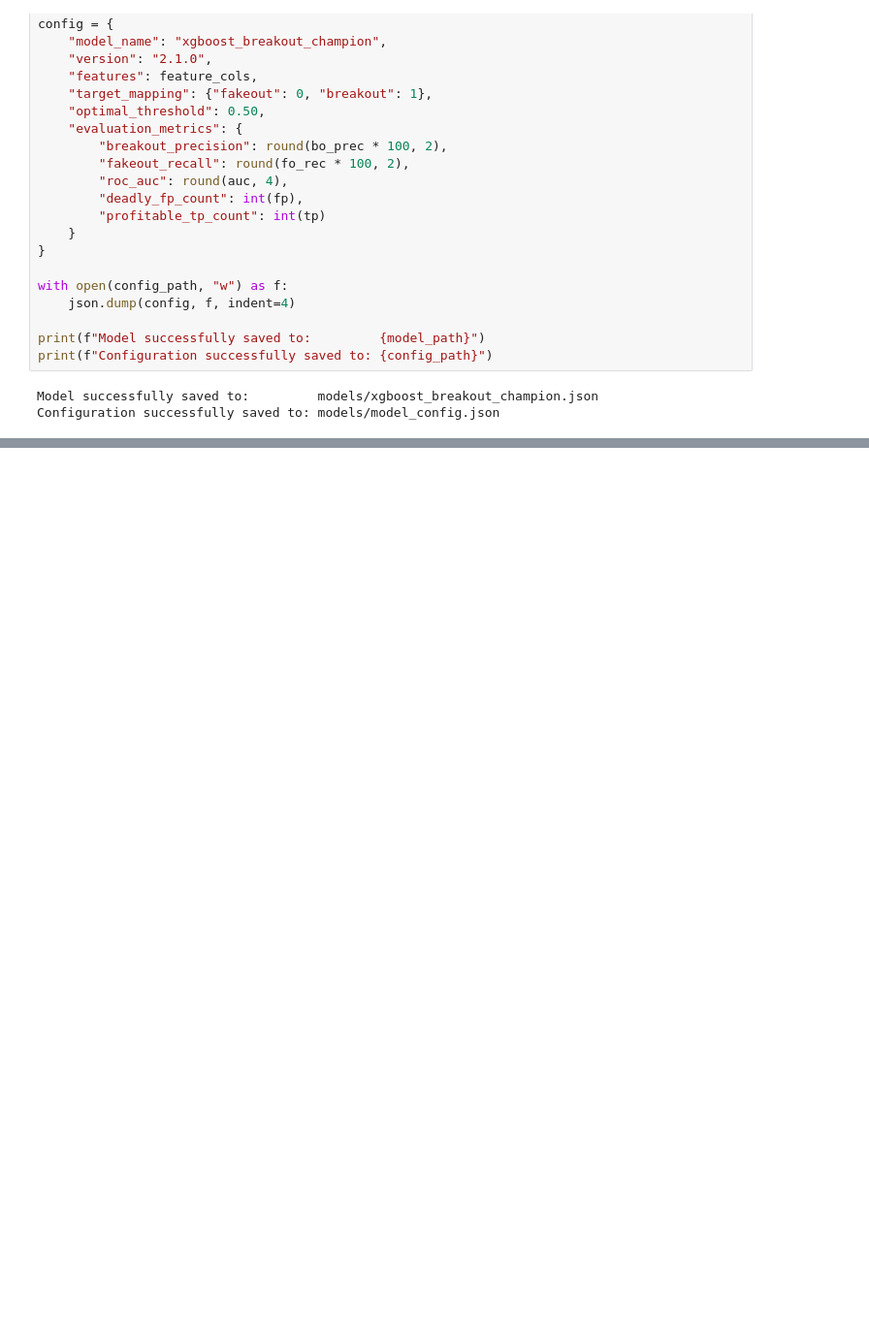
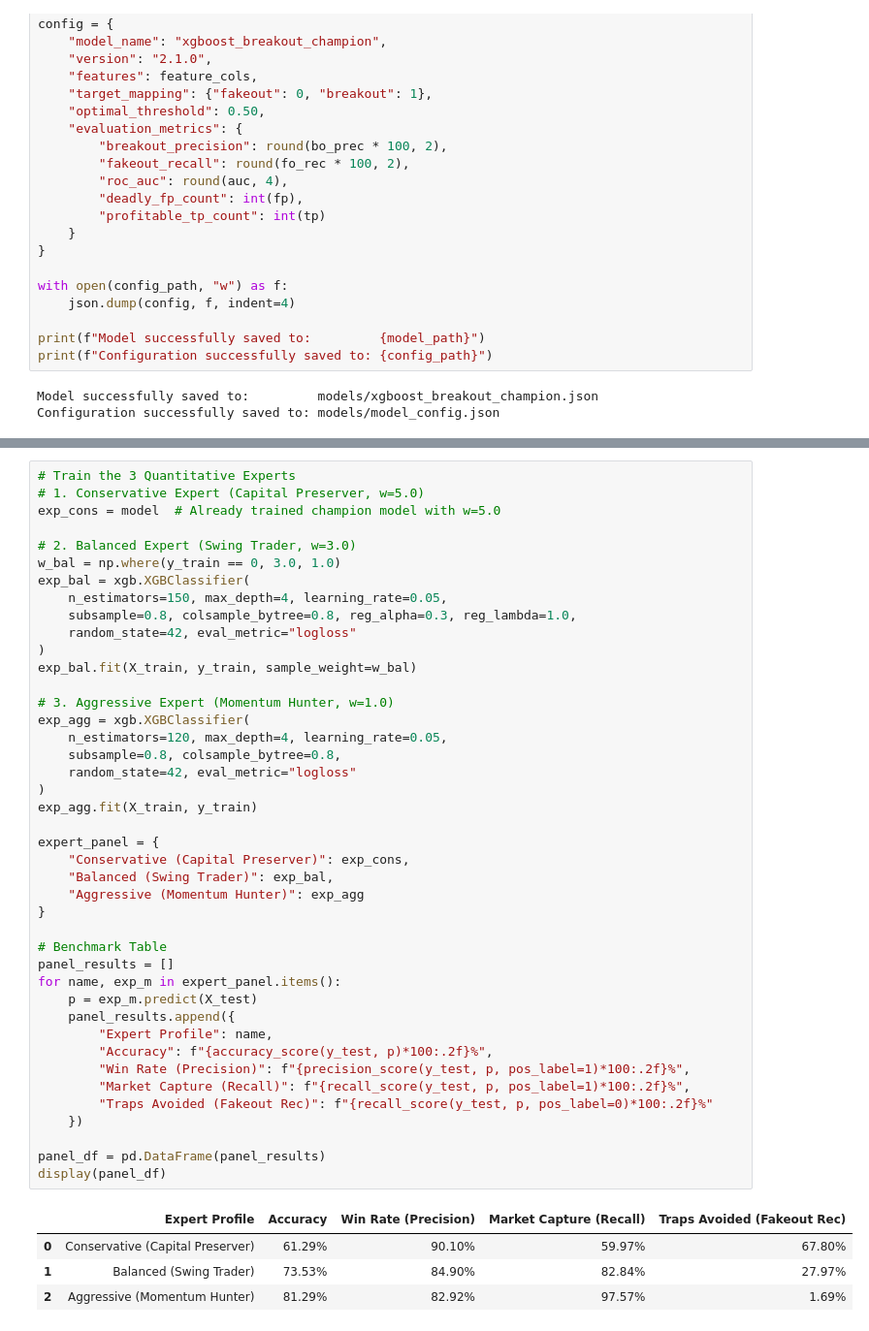
Before and after one commit to salahAbdeldaim/stock-breakout-detection, a Jupyter notebook: final_model.ipynb, the cells around one changed output, grey strips where cells are left out. Shown at 97% size. Saved outputs shown, nothing was run; the diff lists cells and outputs as text; blank space fills up the shorter version.

```diff
--- a/final_model.ipynb
+++ b/final_model.ipynb
@@ -326,0 +334,47 @@ Configuration successfully saved to: models/model_config.json
+# %%
+# Train the 3 Quantitative Experts
+# 1. Conservative Expert (Capital Preserver, w=5.0)
+exp_cons = model  # Already trained champion model with w=5.0
+
+# 2. Balanced Expert (Swing Trader, w=3.0)
+w_bal = np.where(y_train == 0, 3.0, 1.0)
+exp_bal = xgb.XGBClassifier(
+    n_estimators=150, max_depth=4, learning_rate=0.05,
+    subsample=0.8, colsample_bytree=0.8, reg_alpha=0.3, reg_lambda=1.0,
+    random_state=42, eval_metric="logloss"
+)
+exp_bal.fit(X_train, y_train, sample_weight=w_bal)
+
+# 3. Aggressive Expert (Momentum Hunter, w=1.0)
+exp_agg = xgb.XGBClassifier(
+    n_estimators=120, max_depth=4, learning_rate=0.05,
+    subsample=0.8, colsample_bytree=0.8,
+    random_state=42, eval_metric="logloss"
+)
+exp_agg.fit(X_train, y_train)
+
+expert_panel = {
+    "Conservative (Capital Preserver)": exp_cons,
+    "Balanced (Swing Trader)": exp_bal,
+    "Aggressive (Momentum Hunter)": exp_agg
+}
+
+# Benchmark Table
+panel_results = []
+for name, exp_m in expert_panel.items():
+    p = exp_m.predict(X_test)
+    panel_results.append({
+        "Expert Profile": name,
+        "Accuracy": f"{accuracy_score(y_test, p)*100:.2f}%",
+        "Win Rate (Precision)": f"{precision_score(y_test, p, pos_label=1)*100:.2f}%",
+        "Market Capture (Recall)": f"{recall_score(y_test, p, pos_label=1)*100:.2f}%",
+        "Traps Avoided (Fakeout Rec)": f"{recall_score(y_test, p, pos_label=0)*100:.2f}%"
+    })
+
+panel_df = pd.DataFrame(panel_results)
+display(panel_df)
+# %% [output]
+|  | Expert Profile | Accuracy | Win Rate (Precision) | Market Capture (Recall) | Traps Avoided (Fakeout Rec) |
+| 0 | Conservative (Capital Preserver) | 61.29% | 90.10% | 59.97% | 67.80% |
+| 1 | Balanced (Swing Trader) | 73.53% | 84.90% | 82.84% | 27.97% |
+| 2 | Aggressive (Momentum Hunter) | 81.29% | 82.92% | 97.57% | 1.69% |
```
Also changed, not shown: parts of 5 cells of this notebook, 2 other files.
